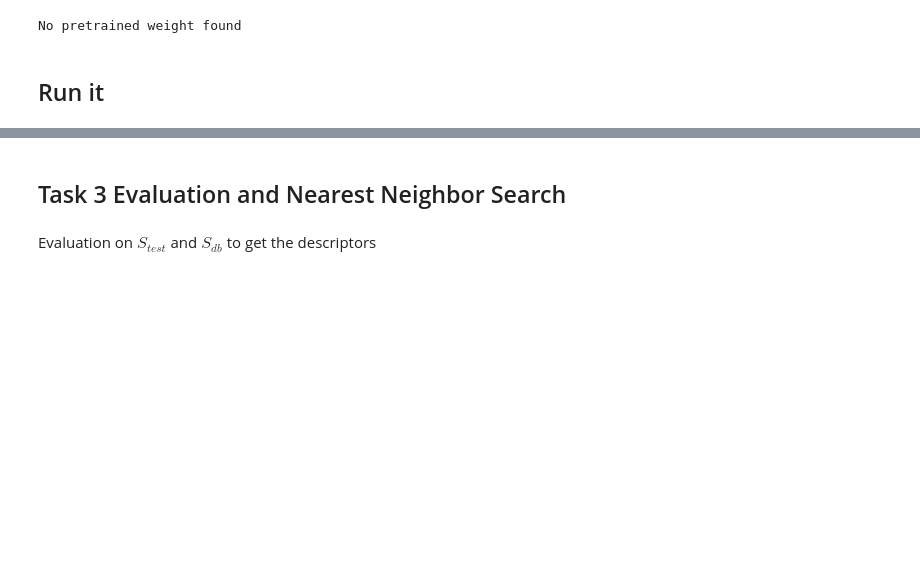
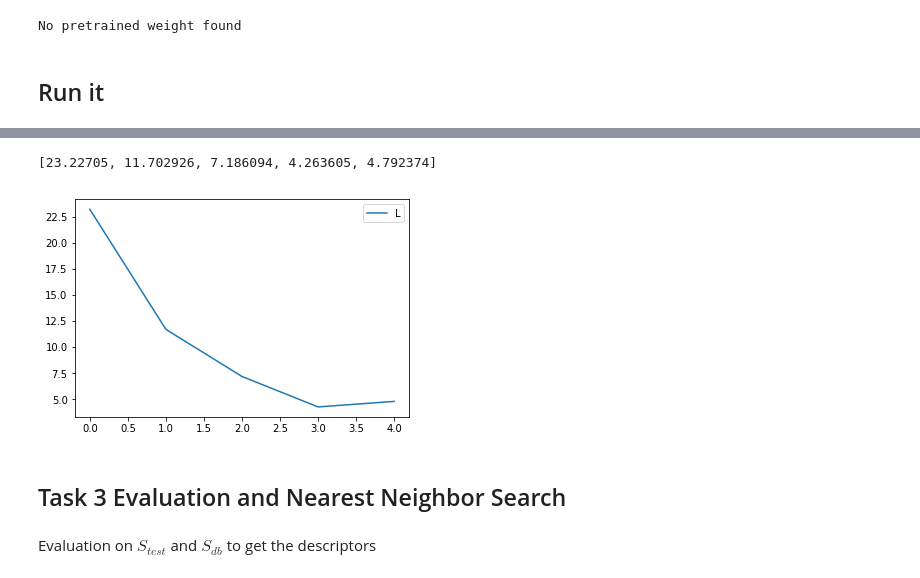
Before and after one commit to Zhuyue0324/TDCV, a Jupyter notebook: ex3/TDCVex3.ipynb, the cells around one changed output, grey strips where cells are left out. Cells and saved outputs as stored; diff of their text form; code cells hidden in the pictures; blank space fills up the shorter version.

Commit message:
plot loss history

```diff
--- a/ex3/TDCVex3.ipynb
+++ b/ex3/TDCVex3.ipynb
@@ -511,9 +511,13 @@ No pretrained weight found
 # %%
 SMOP = tf.summary.merge_all()
 WRITER = tf.summary.FileWriter(props.LOGS)
+# %%
+# store loss every 10 iterations and histogram every 1000
+LOSS_HIST = [] # loss history
+HIST_HIST = [] # histograms history
 # %%
 #LOSS10=[]
-for epoch in range(700):
+for epoch in range(50):
     #TODO: load data by batch here
     batch = generate_batch(10)
     batch_images = []
@@ -527,8 +531,9 @@ for epoch in range(700):
                             feed_dict={INPUT_LAYER: batch_images})
     #print(summary)
     WRITER.add_summary(summary, epoch)
+    if epoch % 10 == 0:
+        LOSS_HIST.append(batchloss)
     print("Batches: ", (epoch + 1), "\tloss =", "{:.3f}".format(batchloss), end="\r", flush=True)
-#    LOSS10.append(batchloss)
 
 #save weight
 SAVE_PATH = SAVER.save(SESS, props.WEIGHTS)
@@ -538,4 +543,14 @@ Batches:  700   loss = 0.226
 Model saved in path: C:/Users/thomala/Documents/TDCV-misc/ex3/weights/model.ckpt
+# %%
+print(LOSS_HIST)
+# %% [output]
+[23.22705, 11.702926, 7.186094, 4.263605, 4.792374]
+# %%
+plt.plot(LOSS_HIST)
+plt.legend('Loss history')
+plt.show()
+# %% [output]
+[figure, added]
 # %% [markdown]
 ## Task 3 Evaluation and Nearest Neighbor Search
 # %% [markdown]
```
Also changed, not shown: parts of 1 cell of this notebook.
